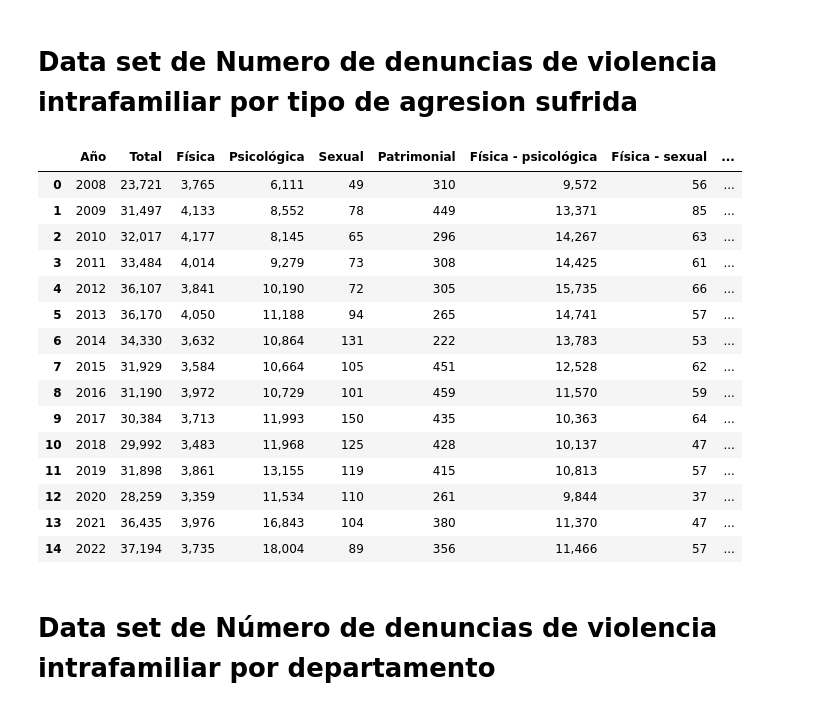
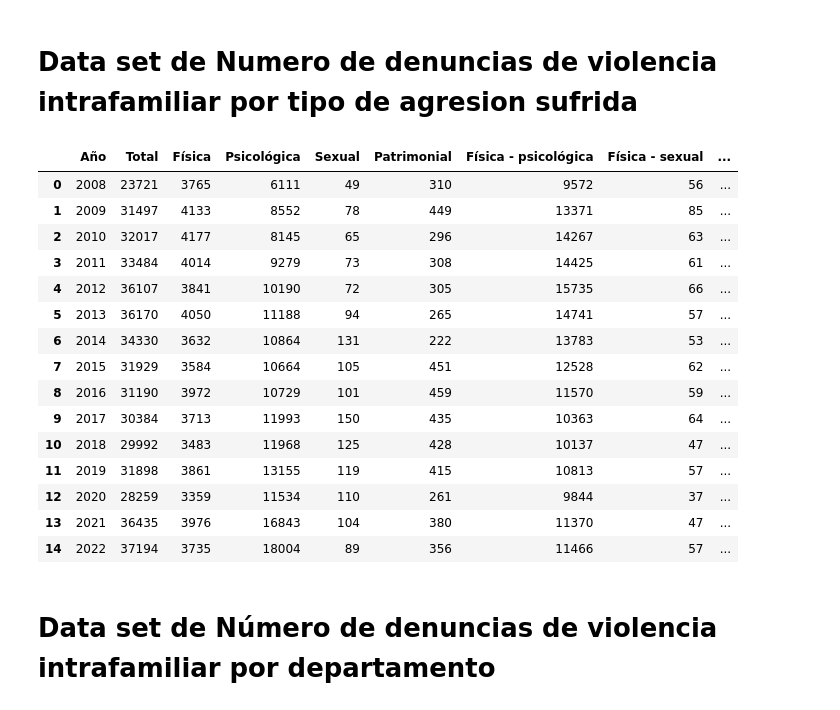
Before and after one commit to josuemj/INE-DataLab, a Jupyter notebook: data/test.ipynb, the cells around one changed output. Saved outputs shown, nothing was run; the diff lists cells and outputs as text; code cells hidden in the pictures.

```diff
--- a/data/test.ipynb
+++ b/data/test.ipynb
@@ -30,0 +3,23 @@ divorcios
+# %%
+import pandas as pd
+
+def clean_numeric(df):
+    for col in df.columns:
+        df[col] = df[col].astype(str).str.replace(',', '').str.strip()
+        df[col] = pd.to_numeric(df[col], errors='coerce')
+    return df
+
+divorcios = pd.read_csv("Divorcios por departamento.csv")
+divorcios = clean_numeric(divorcios)
+
+#Renombrar coluimnas
+divorcios = divorcios.rename(columns={"República": "Total_Divorcios_Republica"})
+
+nuevos_nombres = {}
+for col in divorcios.columns:
+    if col not in ["Año", "Total_Divorcios_Republica"]:
+        nuevos_nombres[col] = f"{col}_Divorcios"
+
+divorcios = divorcios.rename(columns=nuevos_nombres)
+
+divorcios
@@ -32,23 +46,24 @@ divorcios
 # Data set de Numero de denuncias de violencia intrafamiliar por tipo de agresion sufrida
 # %%
 tipo_agresion = pd.read_csv("Numero de denuncias de violencia intrafamiliar por tipo de agresion sufrida.csv")
+tipo_agresion = clean_numeric(tipo_agresion)
 tipo_agresion
 # %% [output]
 |  | Año | Total | Física | Psicológica | Sexual | Patrimonial | Física - psicológica | Física - sexual | ... |
-| 0 | 2008 | 23,721 | 3,765 | 6,111 | 49 | 310 | 9,572 | 56 | ... |
-| 1 | 2009 | 31,497 | 4,133 | 8,552 | 78 | 449 | 13,371 | 85 | ... |
-| 2 | 2010 | 32,017 | 4,177 | 8,145 | 65 | 296 | 14,267 | 63 | ... |
-| 3 | 2011 | 33,484 | 4,014 | 9,279 | 73 | 308 | 14,425 | 61 | ... |
-| 4 | 2012 | 36,107 | 3,841 | 10,190 | 72 | 305 | 15,735 | 66 | ... |
-| 5 | 2013 | 36,170 | 4,050 | 11,188 | 94 | 265 | 14,741 | 57 | ... |
-| 6 | 2014 | 34,330 | 3,632 | 10,864 | 131 | 222 | 13,783 | 53 | ... |
-| 7 | 2015 | 31,929 | 3,584 | 10,664 | 105 | 451 | 12,528 | 62 | ... |
-| 8 | 2016 | 31,190 | 3,972 | 10,729 | 101 | 459 | 11,570 | 59 | ... |
-| 9 | 2017 | 30,384 | 3,713 | 11,993 | 150 | 435 | 10,363 | 64 | ... |
-| 10 | 2018 | 29,992 | 3,483 | 11,968 | 125 | 428 | 10,137 | 47 | ... |
-| 11 | 2019 | 31,898 | 3,861 | 13,155 | 119 | 415 | 10,813 | 57 | ... |
-| 12 | 2020 | 28,259 | 3,359 | 11,534 | 110 | 261 | 9,844 | 37 | ... |
-| 13 | 2021 | 36,435 | 3,976 | 16,843 | 104 | 380 | 11,370 | 47 | ... |
-| 14 | 2022 | 37,194 | 3,735 | 18,004 | 89 | 356 | 11,466 | 57 | ... |
+| 0 | 2008 | 23721 | 3765 | 6111 | 49 | 310 | 9572 | 56 | ... |
+| 1 | 2009 | 31497 | 4133 | 8552 | 78 | 449 | 13371 | 85 | ... |
+| 2 | 2010 | 32017 | 4177 | 8145 | 65 | 296 | 14267 | 63 | ... |
+| 3 | 2011 | 33484 | 4014 | 9279 | 73 | 308 | 14425 | 61 | ... |
+| 4 | 2012 | 36107 | 3841 | 10190 | 72 | 305 | 15735 | 66 | ... |
+| 5 | 2013 | 36170 | 4050 | 11188 | 94 | 265 | 14741 | 57 | ... |
+| 6 | 2014 | 34330 | 3632 | 10864 | 131 | 222 | 13783 | 53 | ... |
+| 7 | 2015 | 31929 | 3584 | 10664 | 105 | 451 | 12528 | 62 | ... |
+| 8 | 2016 | 31190 | 3972 | 10729 | 101 | 459 | 11570 | 59 | ... |
+| 9 | 2017 | 30384 | 3713 | 11993 | 150 | 435 | 10363 | 64 | ... |
+| 10 | 2018 | 29992 | 3483 | 11968 | 125 | 428 | 10137 | 47 | ... |
+| 11 | 2019 | 31898 | 3861 | 13155 | 119 | 415 | 10813 | 57 | ... |
+| 12 | 2020 | 28259 | 3359 | 11534 | 110 | 261 | 9844 | 37 | ... |
+| 13 | 2021 | 36435 | 3976 | 16843 | 104 | 380 | 11370 | 47 | ... |
+| 14 | 2022 | 37194 | 3735 | 18004 | 89 | 356 | 11466 | 57 | ... |
 # %% [markdown]
 # Data set de Número de denuncias de violencia intrafamiliar por departamento
```
Also changed, not shown: parts of 9 cells of this notebook, 1 other file.
